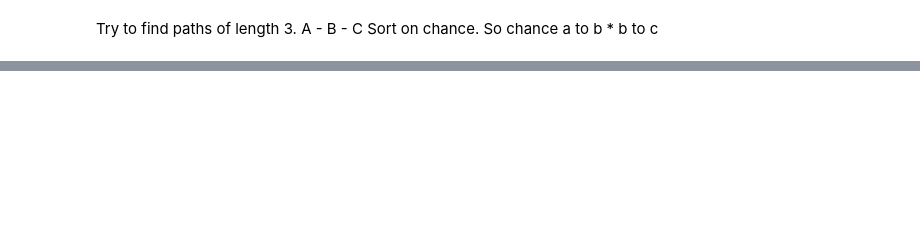
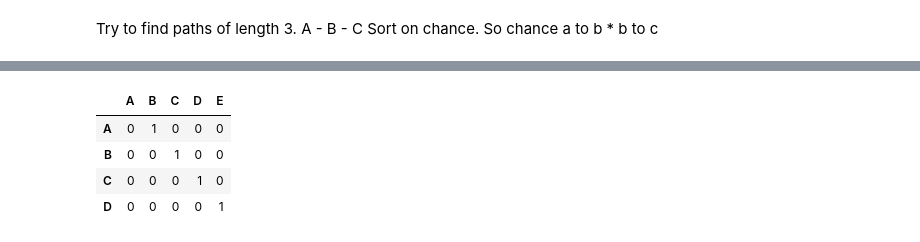
Before and after one commit to kaspergff/Thesis_anomaly_generation, a Jupyter notebook: Swapping.ipynb, the cells around one changed output, grey strips where cells are left out. Cells and saved outputs as stored; diff of their text form; code cells hidden in the pictures; blank space fills up the shorter version.

```diff
--- a/Swapping.ipynb
+++ b/Swapping.ipynb
@@ -173,0 +92,28 @@ def swapping(_df:pd.DataFrame,event:str):
+# %%
+def create_test_df_circle():
+  d = {'A': [0,0,0,0],'B': [1,0.2,0,0.2], 'C': [0,0.4,0,0],'D':[0,0.4,1,0],'E':[0,0,0,0.8]}
+  df = pd.DataFrame(data=d)
+  df.index = ['A','B','C','D']
+  return df
+
+def create_test_df():
+  d = {'A': [0,0,0,0],'B': [1,0,0,0.2], 'C': [0,0.6,0,0],'D':[0,0.4,1,0],'E':[0,0,0,0.8]}
+  df = pd.DataFrame(data=d)
+  df.index = ['A','B','C','D']
+  return df
+
+def create_test_df_simple():
+  d = {'A': [0,0,0,0],'B': [1,0,0,0], 'C': [0,1,0,0],'D':[0,0,1,0],'E':[0,0,0,1]}
+  df = pd.DataFrame(data=d)
+  df.index = ['A','B','C','D']
+  return df
+
+test_df = create_test_df_simple()
+# test_df = create_test_df_circle()
+test_df
+# %% [output]
+|  | A | B | C | D | E |
+| A | 0 | 1 | 0 | 0 | 0 |
+| B | 0 | 0 | 1 | 0 | 0 |
+| C | 0 | 0 | 0 | 1 | 0 |
+| D | 0 | 0 | 0 | 0 | 1 |
```
Also changed, not shown: parts of 14 cells of this notebook, 1 other file.
